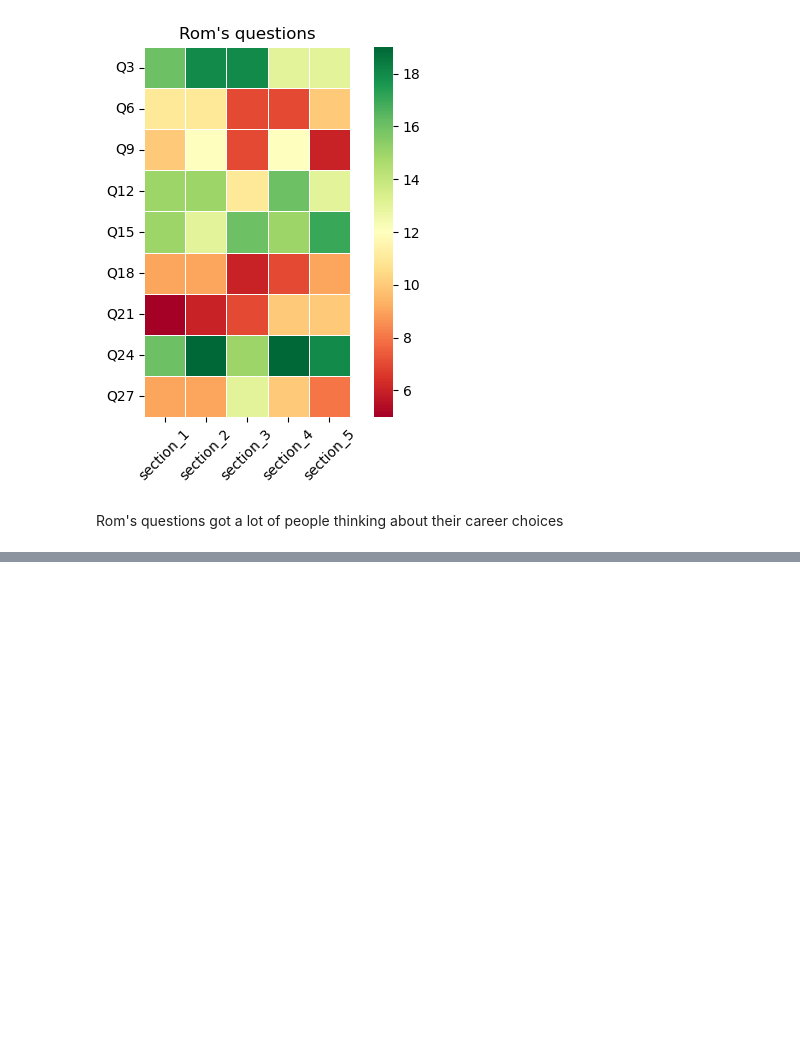
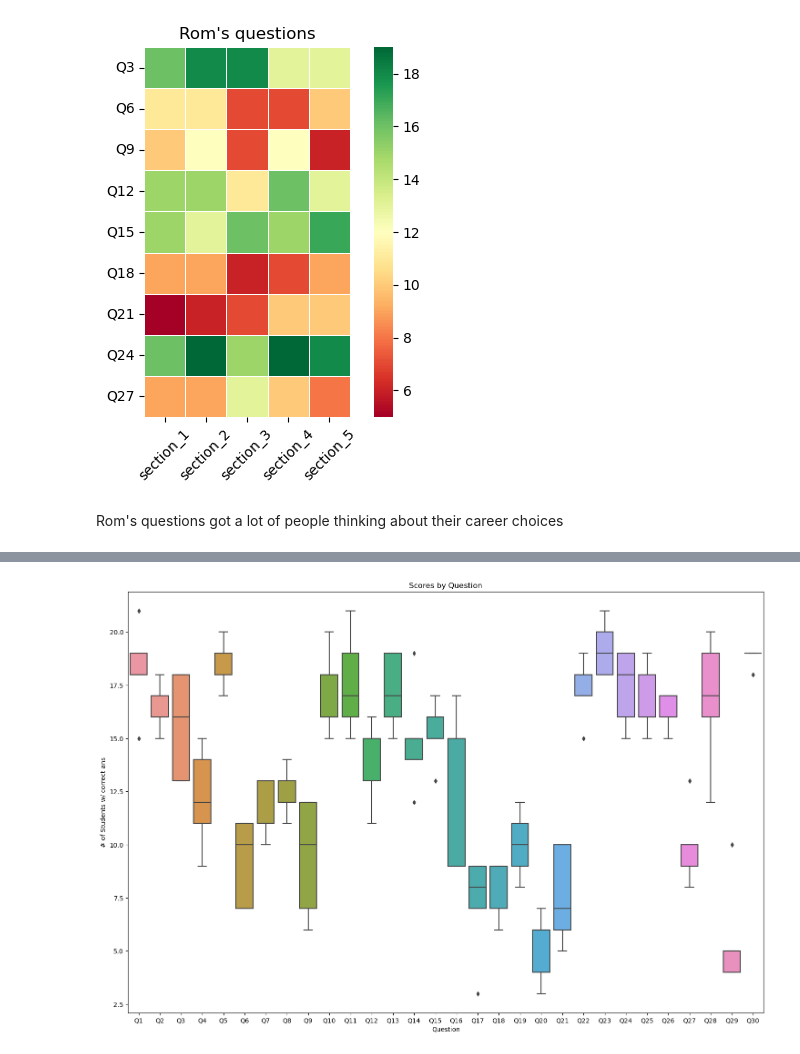
Before and after one commit to rfryrice/data-science, a Jupyter notebook: Genetics_Practical_EDA_S24.ipynb, the cells around one changed output, grey strips where cells are left out. Saved outputs shown, nothing was run; the diff lists cells and outputs as text; code cells hidden in the pictures; blank space fills up the shorter version.

Commit message:
Added boxplot to EDA of student test scores

```diff
--- a/Genetics_Practical_EDA_S24.ipynb
+++ b/Genetics_Practical_EDA_S24.ipynb
@@ -132,0 +145,11 @@ Rom's questions got a lot of people thinking about their career choices
+# %%
+sns.boxplot(section_results.transpose())
+
+plt.title('Scores by Question')
+plt.xlabel('Question')
+plt.ylabel('# of Students w/ correct ans')
+plt.gcf().set_size_inches(18,12)
+#plt.savefig('avg_correct_boxplots.jpg', dpi=300, bbox_inches='tight')
+plt.show()
+# %% [output]
+[figure, added]
```
Also changed, not shown: parts of 7 cells of this notebook.
